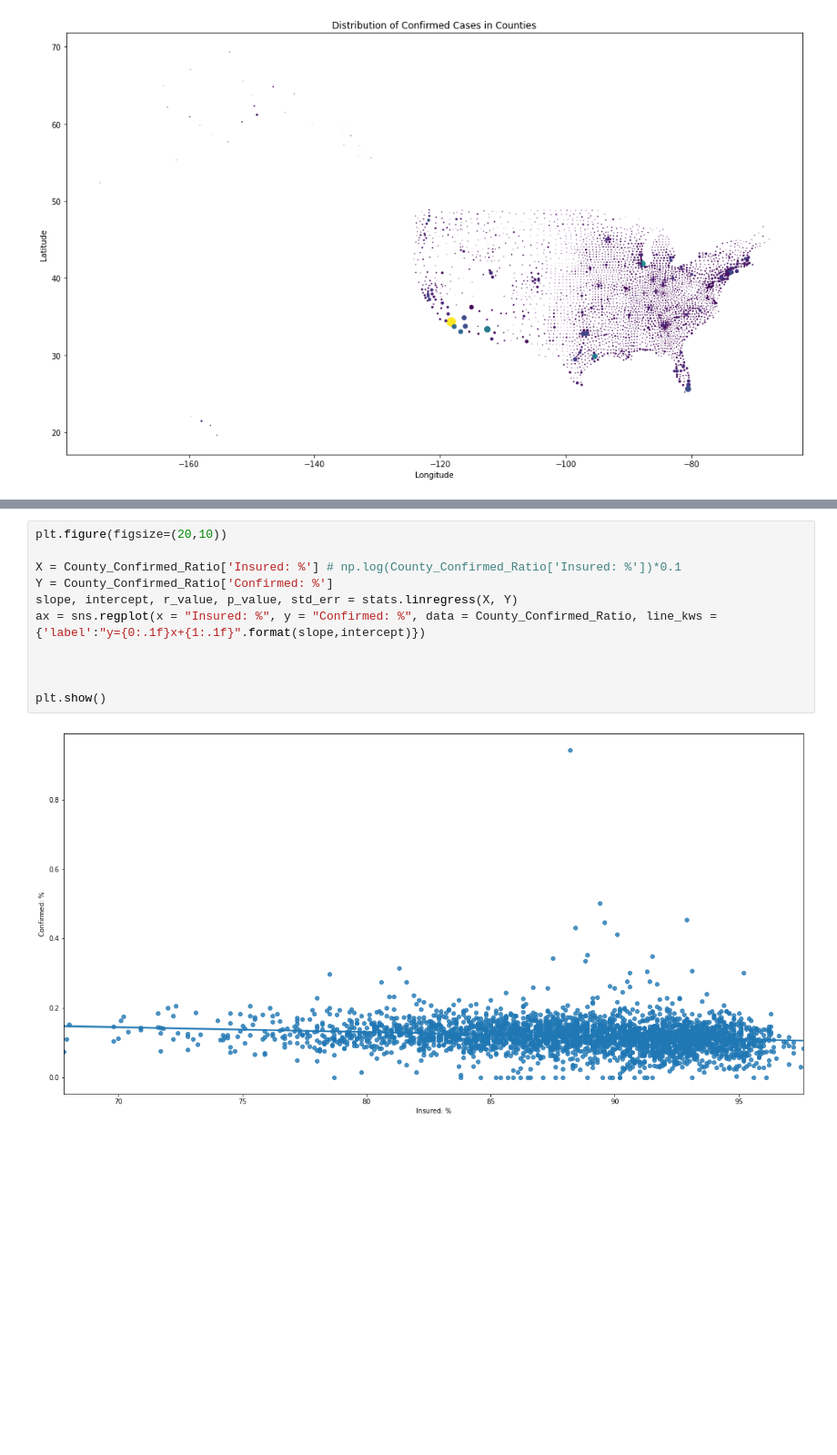
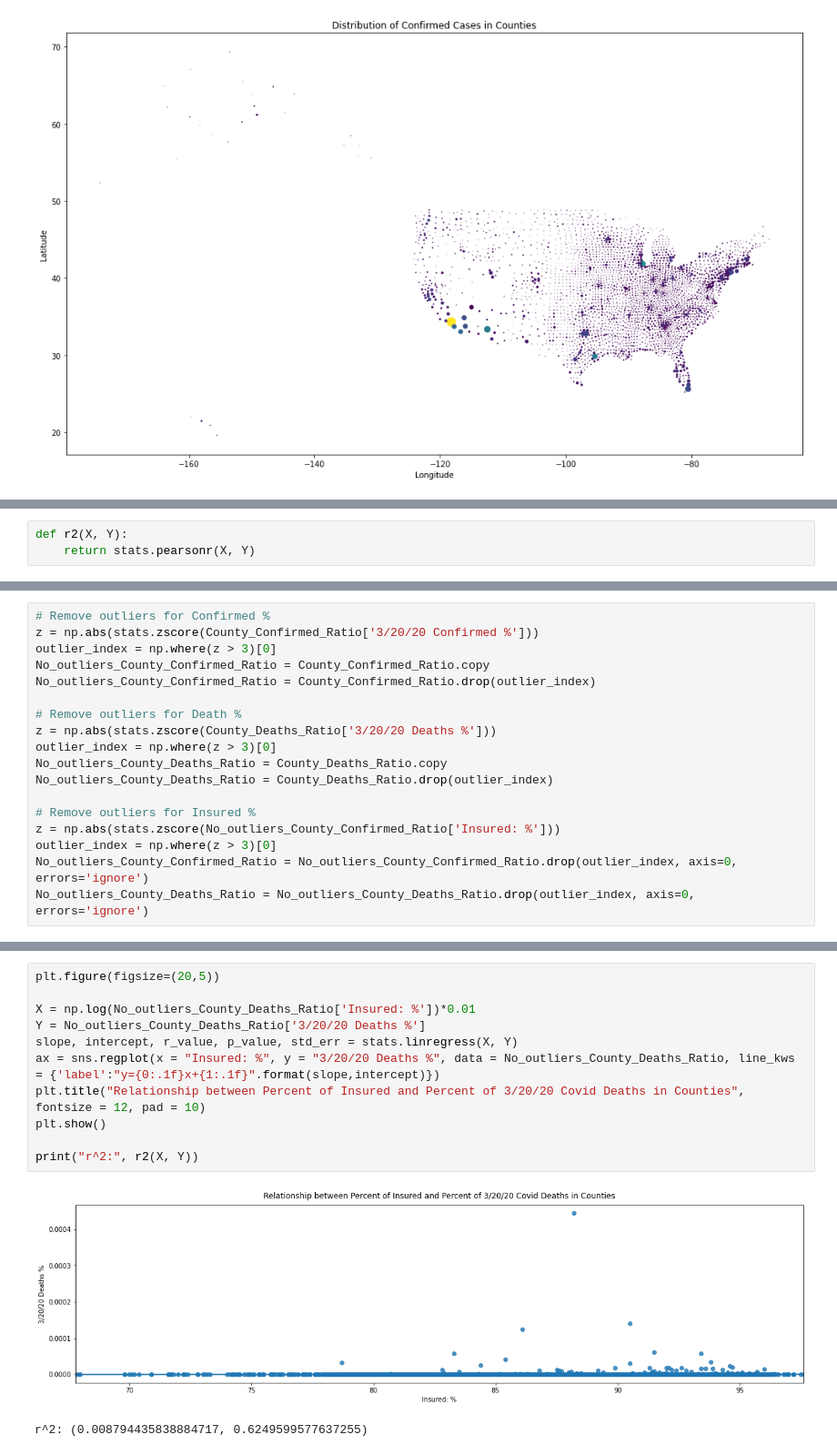
Before and after one commit to linsyzw/COVID_Insurance_Relation, a Jupyter notebook: Covid_Data.ipynb, the cells around one changed output, grey strips where cells are left out. Shown at 91% size. Drawn from its saved outputs; the diff is of its cells as text; blank space fills up the shorter version.

```diff
--- a/Covid_Data.ipynb
+++ b/Covid_Data.ipynb
@@ -419,0 +429,3 @@ County_Confirmed_Ratio['Confirmed: %'] = (County_Confirmed_Ratio["3/20/21"] / (C
+# %%
+def r2(X, Y):
+    return stats.pearsonr(X, Y)
@@ -419,0 +496,18 @@ County_Confirmed_Ratio['Confirmed: %'] = (County_Confirmed_Ratio["3/20/21"] / (C
+# %%
+# Remove outliers for Confirmed %
+z = np.abs(stats.zscore(County_Confirmed_Ratio['3/20/20 Confirmed %']))
+outlier_index = np.where(z > 3)[0]
+No_outliers_County_Confirmed_Ratio = County_Confirmed_Ratio.copy
+No_outliers_County_Confirmed_Ratio = County_Confirmed_Ratio.drop(outlier_index)
+
+# Remove outliers for Death %
+z = np.abs(stats.zscore(County_Deaths_Ratio['3/20/20 Deaths %']))
+outlier_index = np.where(z > 3)[0]
+No_outliers_County_Deaths_Ratio = County_Deaths_Ratio.copy
+No_outliers_County_Deaths_Ratio = County_Deaths_Ratio.drop(outlier_index)
+
+# Remove outliers for Insured %
+z = np.abs(stats.zscore(No_outliers_County_Confirmed_Ratio['Insured: %']))
+outlier_index = np.where(z > 3)[0]
+No_outliers_County_Confirmed_Ratio = No_outliers_County_Confirmed_Ratio.drop(outlier_index, axis=0, errors='ignore')
+No_outliers_County_Deaths_Ratio = No_outliers_County_Deaths_Ratio.drop(outlier_index, axis=0, errors='ignore')
@@ -420,13 +533,14 @@ County_Confirmed_Ratio['Confirmed: %'] = (County_Confirmed_Ratio["3/20/21"] / (C
 # %%
-plt.figure(figsize=(20,10))
+plt.figure(figsize=(20,5))
 
-X = County_Confirmed_Ratio['Insured: %'] # np.log(County_Confirmed_Ratio['Insured: %'])*0.1
-Y = County_Confirmed_Ratio['Confirmed: %']
+X = np.log(No_outliers_County_Deaths_Ratio['Insured: %'])*0.01
+Y = No_outliers_County_Deaths_Ratio['3/20/20 Deaths %']
 slope, intercept, r_value, p_value, std_err = stats.linregress(X, Y)
-ax = sns.regplot(x = "Insured: %", y = "Confirmed: %", data = County_Confirmed_Ratio, line_kws = {'label':"y={0:.1f}x+{1:.1f}".format(slope,intercept)})
+ax = sns.regplot(x = "Insured: %", y = "3/20/20 Deaths %", data = No_outliers_County_Deaths_Ratio, line_kws = {'label':"y={0:.1f}x+{1:.1f}".format(slope,intercept)})
+plt.title("Relationship between Percent of Insured and Percent of 3/20/20 Covid Deaths in Counties", fontsize = 12, pad = 10)
+plt.show()
 
-
-
-plt.show()
+print("r^2:", r2(X, Y))
 # %% [output]
-[figure, old version]
+[figure, new version]
+r^2: (0.008794435838884717, 0.6249599577637255)
```
Also changed, not shown: parts of 25 cells of this notebook.
